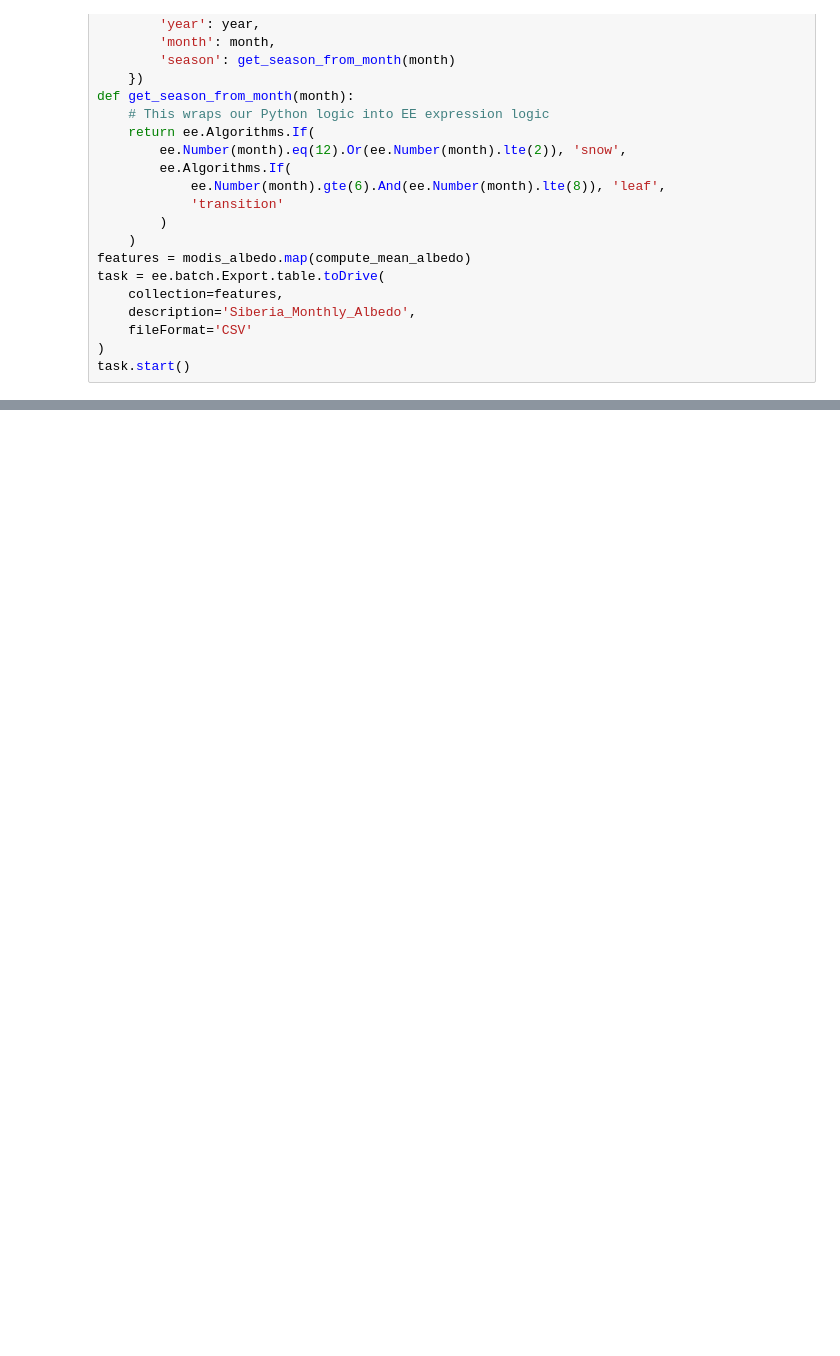
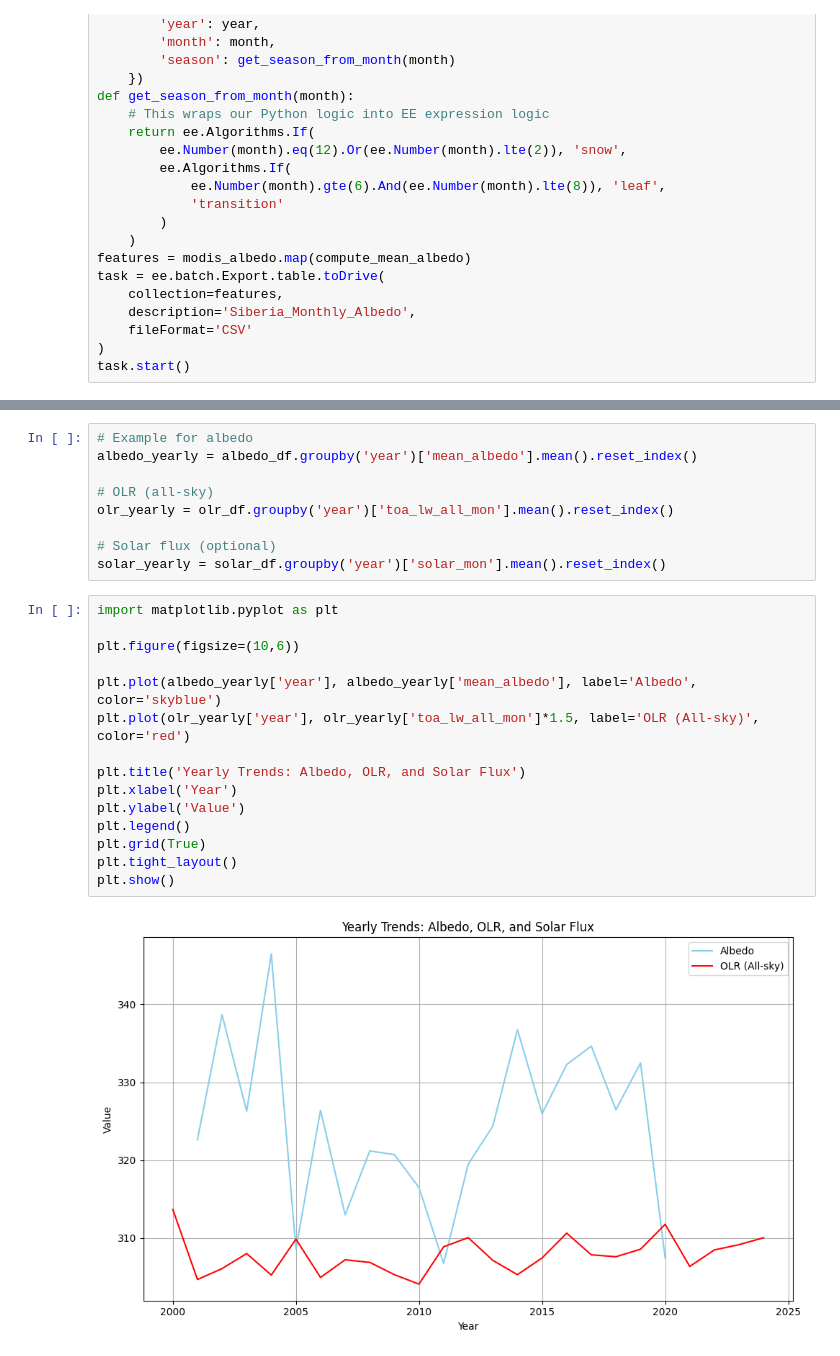
Before and after one commit to ZexterSedric/siberian-boreal-dynamics, a Jupyter notebook: analysis.ipynb, the cells around one changed output, grey strips where cells are left out. Drawn from its saved outputs; the diff is of its cells as text; blank space fills up the shorter version.

```diff
--- a/analysis.ipynb
+++ b/analysis.ipynb
@@ -199,0 +251,26 @@ plt.show()
+# %%
+# Example for albedo
+albedo_yearly = albedo_df.groupby('year')['mean_albedo'].mean().reset_index()
+
+# OLR (all-sky)
+olr_yearly = olr_df.groupby('year')['toa_lw_all_mon'].mean().reset_index()
+
+# Solar flux (optional)
+solar_yearly = solar_df.groupby('year')['solar_mon'].mean().reset_index()
+# %%
+import matplotlib.pyplot as plt
+
+plt.figure(figsize=(10,6))
+
+plt.plot(albedo_yearly['year'], albedo_yearly['mean_albedo'], label='Albedo', color='skyblue')
+plt.plot(olr_yearly['year'], olr_yearly['toa_lw_all_mon']*1.5, label='OLR (All-sky)', color='red')
+
+plt.title('Yearly Trends: Albedo, OLR, and Solar Flux')
+plt.xlabel('Year')
+plt.ylabel('Value')
+plt.legend()
+plt.grid(True)
+plt.tight_layout()
+plt.show()
+# %% [output]
+[figure, added]
```
Also changed, not shown: parts of 21 cells of this notebook.
